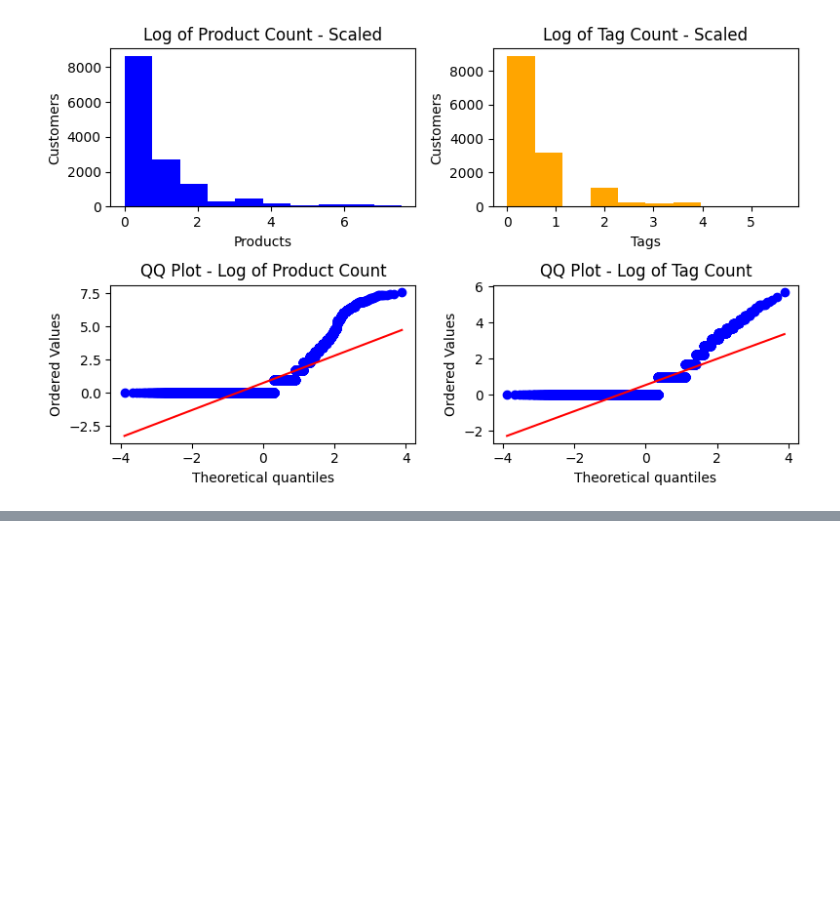
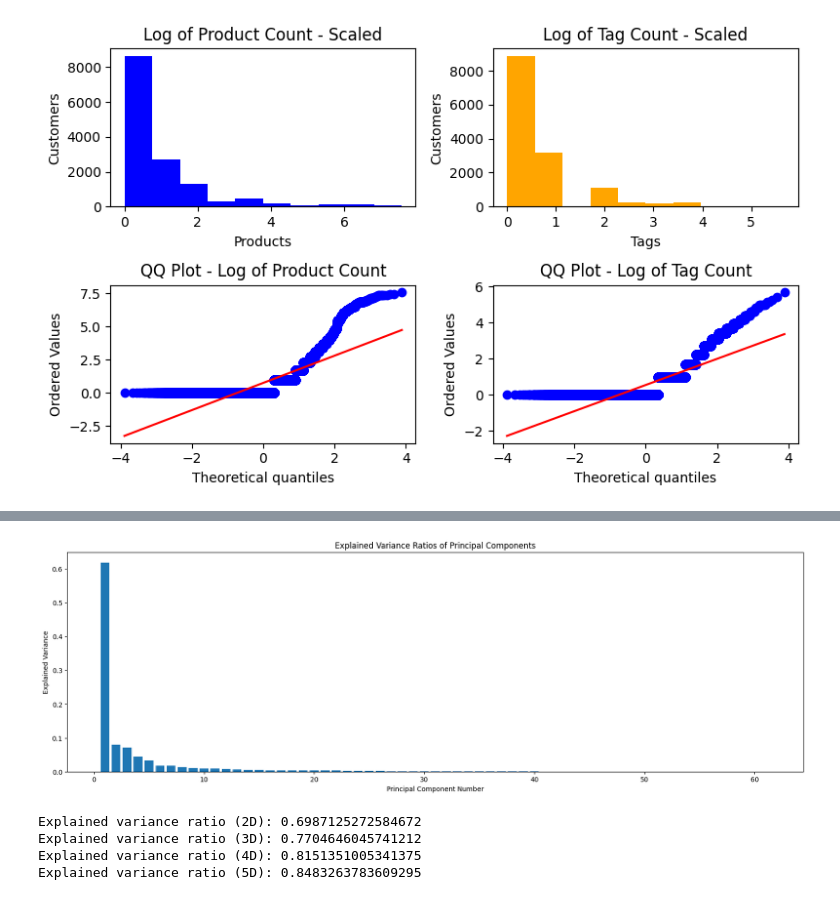
Before and after one commit to nkeblawi/nk-cust-segmentation, a Jupyter notebook: notebooks/nk-cust-segmentation-report.ipynb, the cells around one changed output, grey strips where cells are left out. Drawn from its saved outputs; the diff is of its cells as text; code cells hidden in the pictures; blank space fills up the shorter version.

Commit message:
Added principal component analysis to notebook

```diff
--- a/notebooks/nk-cust-segmentation-report.ipynb
+++ b/notebooks/nk-cust-segmentation-report.ipynb
@@ -429,0 +412,8 @@ df_binary = df_transformed.copy()
+# %%
+from models.kmeans_clustering import BinaryMatrixTransformer
+
+bmf = BinaryMatrixTransformer()
+X_combined_prod = bmf.fit_transform(df_transformed)
+
+X_combined_prod.info()
+X_combined_prod.head()
@@ -429,0 +451,41 @@ df_binary = df_transformed.copy()
+# %%
+from sklearn.decomposition import PCA
+
+df_pca = X_combined_prod.copy()
+predictor_columns = df_pca.columns[2:]
+
+# Use PCA to plot visualization
+pca_all = PCA(n_components=len(predictor_columns))
+pca_all.fit(df_pca[predictor_columns])
+explained_variance_ratios = pca_all.explained_variance_ratio_
+
+plt.figure(figsize=(20, 6))
+plt.bar(range(1, len(predictor_columns) + 1), explained_variance_ratios)
+plt.xlabel("Principal Component Number")
+plt.ylabel("Explained Variance")
+plt.title("Explained Variance Ratios of Principal Components")
+plt.show()
+
+pca_2d = PCA(n_components=2)
+X_pca_2d = pca_2d.fit_transform(X_combined_prod)
+
+pca_3d = PCA(n_components=3)
+X_pca_3d = pca_3d.fit_transform(X_combined_prod)
+
+pca_4d = PCA(n_components=4)
+X_pca_4d = pca_4d.fit_transform(X_combined_prod)
+
+pca_5d = PCA(n_components=5)
+X_pca_5d = pca_5d.fit_transform(X_combined_prod)
+
+# Explained variance can help understand the amount of information retained
+print("Explained variance ratio (2D):", pca_2d.explained_variance_ratio_.sum())
+print("Explained variance ratio (3D):", pca_3d.explained_variance_ratio_.sum())
+print("Explained variance ratio (4D):", pca_4d.explained_variance_ratio_.sum())
+print("Explained variance ratio (5D):", pca_5d.explained_variance_ratio_.sum())
+# %% [output]
+[figure, added]
+Explained variance ratio (2D): 0.6987125272584672
+Explained variance ratio (3D): 0.7704646045741212
+Explained variance ratio (4D): 0.8151351005341375
+Explained variance ratio (5D): 0.8483263783609295
```
Also changed, not shown: parts of 12 cells of this notebook.
